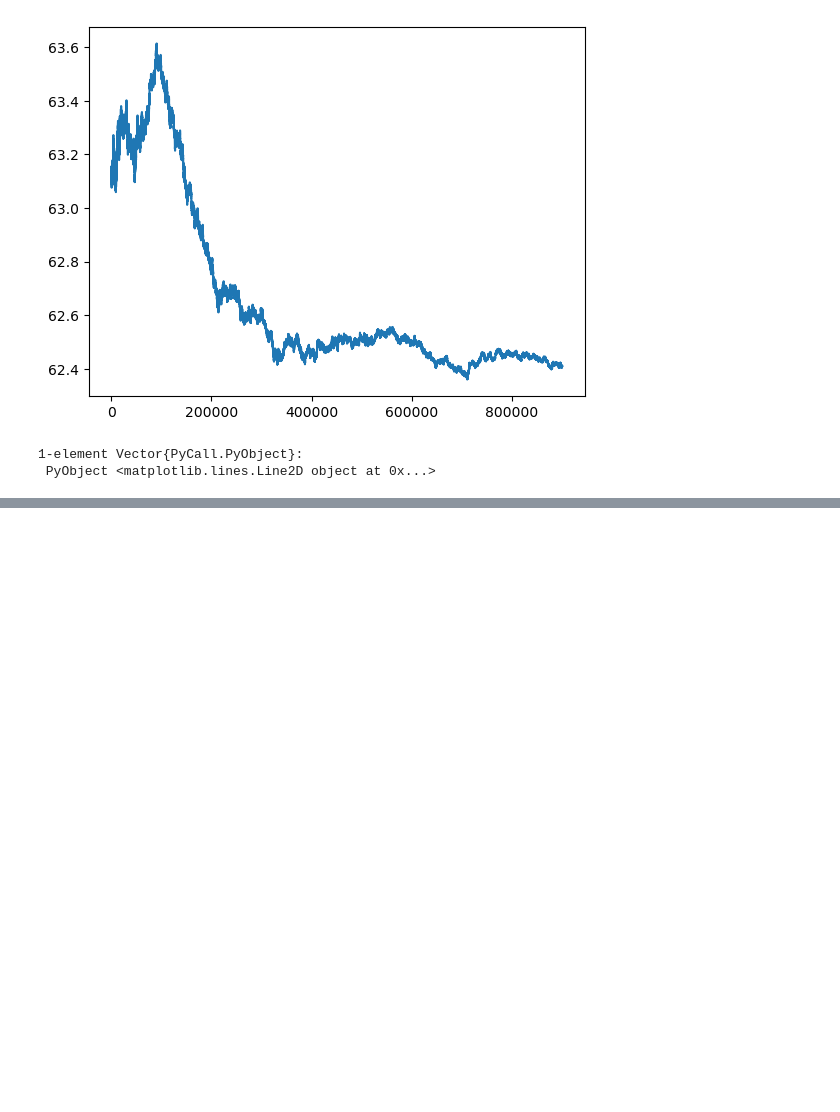
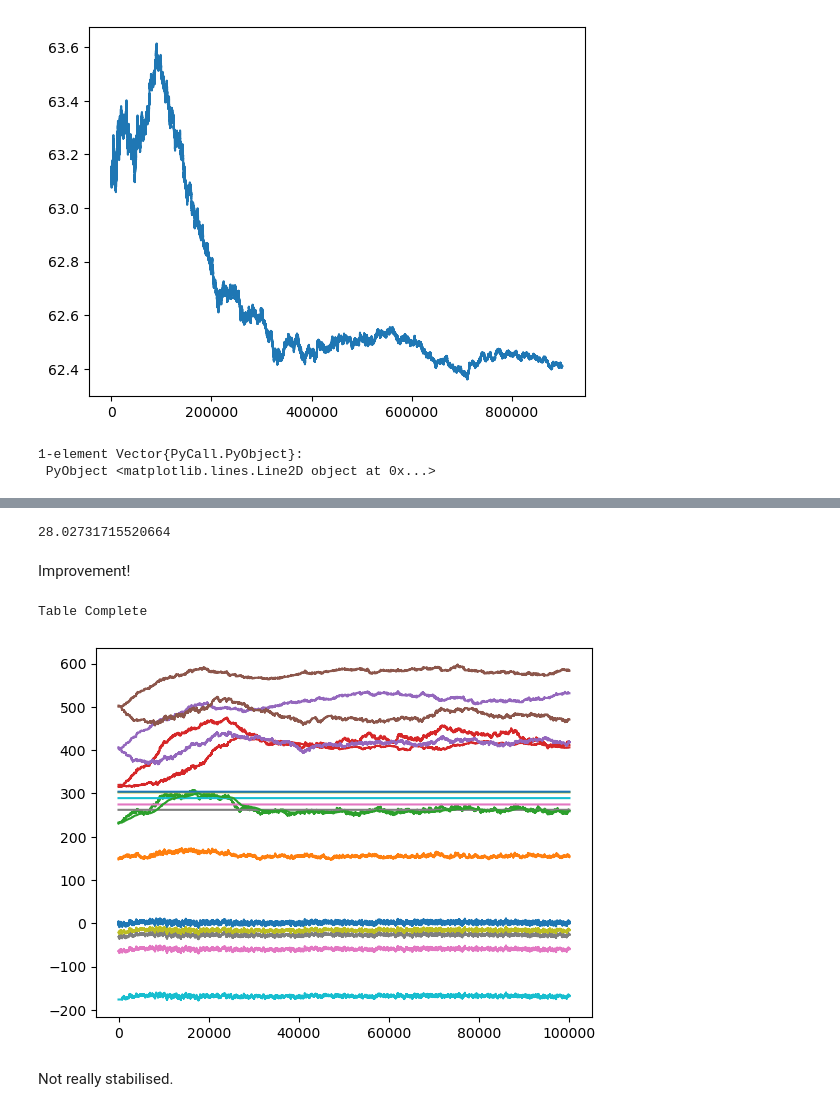
Before and after one commit to fairleyl/PhD-Code, a Jupyter notebook: AVI-Suite-Clean-BAS.ipynb, the cells around one changed output, grey strips where cells are left out. Drawn from its saved outputs; the diff is of its cells as text; code cells hidden in the pictures; blank space fills up the shorter version.

```diff
--- a/AVI-Suite-Clean-BAS.ipynb
+++ b/AVI-Suite-Clean-BAS.ipynb
@@ -3962,0 +3972,6 @@ PyPlot.plot(gsFA[1][100000:evalNMax])
+# %%
+g0 = 30.35
+nMax = 100000
+stepsize = 1/100
+vParams = resultCont[1]
+resultCont2 = approxValueIterationContg0(N,alpha_d, alpha_r, beta, tau, c0, c1, r, nMax, stepsize, vParams, features, g0; printProgress = true, modCounter = 10000)
@@ -3962,0 +3990,27 @@ PyPlot.plot(gsFA[1][100000:evalNMax])
+# %%
+resultCont2[3]
+# %% [output]
+28.02731715520664
+# %% [markdown]
+Improvement!
+# %%
+numPar = length(vParams)
+paramHist = resultCont2[2]
+paramHistT = Dict()
+for i in 1:numPar
+    paramHistT[i] = zeros(nMax)
+end
+for i in 1:numPar
+    for j in 1:nMax
+        paramHistT[i][j] = paramHist[j][i]
+    end
+end
+println("Table Complete")
+for i in 1:numPar
+    PyPlot.plot(paramHistT[i], label = i)
+end
+# %% [output]
+Table Complete
+[figure, added]
+# %% [markdown]
+Not really stabilised.
```
Also changed, not shown: parts of 26 cells of this notebook.
